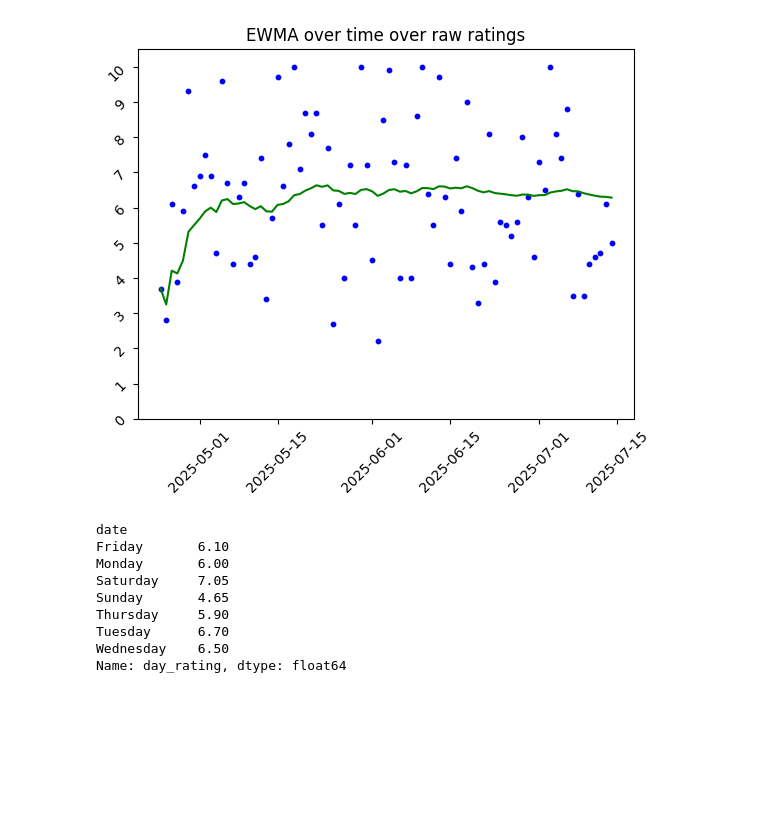
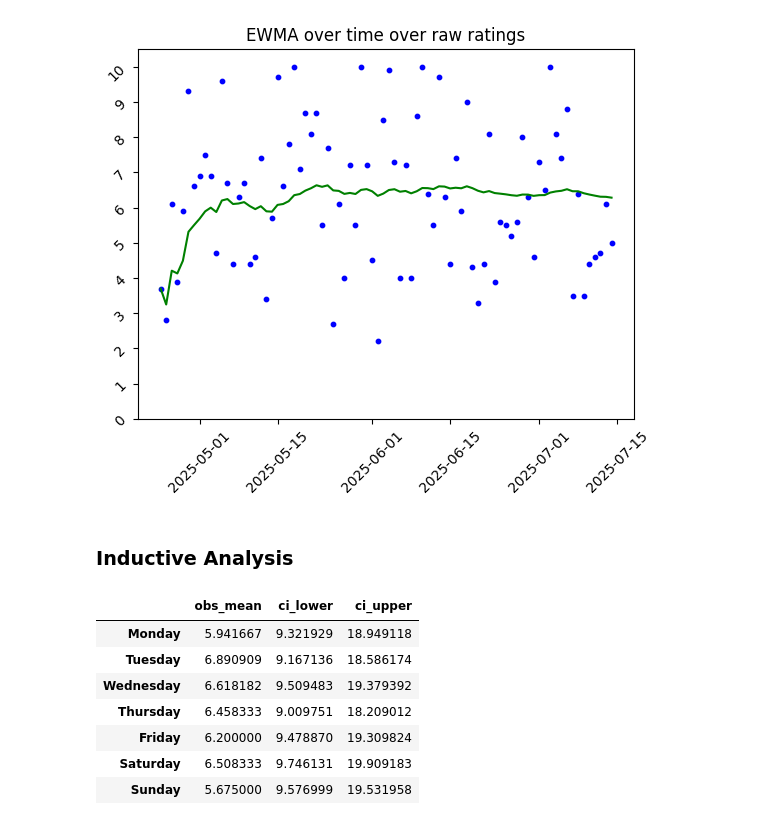
Before and after one commit to Michael-Kornilich/day-rater, a Jupyter notebook: data_analyzer/data_analyzer.ipynb, the cells around one changed output. Saved outputs shown, nothing was run; the diff lists cells and outputs as text; code cells hidden in the pictures; blank space fills up the shorter version.

```diff
--- a/data_analyzer/data_analyzer.ipynb
+++ b/data_analyzer/data_analyzer.ipynb
@@ -196,30 +196,30 @@ ax.tick_params(rotation=45)
 ax.set_title("EWMA over time over raw ratings");
 # %% [output]
 [figure]
-# %%
-mask = db.day_rating.index.strftime("%A")
-db.day_rating.groupby(mask).median()
-# %% [output]
-date
-Friday       6.10
-Monday       6.00
-Saturday     7.05
-Sunday       4.65
-Thursday     5.90
-Tuesday      6.70
-Wednesday    6.50
-Name: day_rating, dtype: float64
-# %%
-for name, data in grouped_by_day:
-    shape, _, scale = gamma.fit(data)
-    ci_lower, ci_upper = gamma.interval(0.95,shape,scale)
-    print(ci_lower, ci_upper)
-    #gamma_estimates.loc["name"] = [shape, scale, ci_lower, ci_upper]
+# %% [markdown]
+### Inductive Analysis
 # %%
-# what is going on?
-from scipy.stats import gamma
 grouped_by_day = db.groupby(db.index.strftime("%A"))["day_rating"]
 gamma_estimates = pd.DataFrame(
-    columns=["shape","scale","ci_lower","ci_upper"],
+    columns=["obs_mean","ci_lower","ci_upper"],
     index=["Monday","Tuesday","Wednesday","Thursday","Friday","Saturday","Sunday"]
 )
+gamma_estimates["obs_mean"] = grouped_by_day.mean()
+# %%
+# something is wrong from the theoretical standpoint
+from scipy.stats import gamma
+shape, _, scale = gamma.fit(db.day_rating)
+
+ci_lower, ci_upper = gamma.interval(confidence=0.95,a=grouped_by_day.mean(),loc=7,scale=1)
+gamma_estimates["ci_lower"] = ci_lower
+gamma_estimates["ci_upper"] = ci_upper
+gamma_estimates
+# %% [output]
+|  | obs_mean | ci_lower | ci_upper |
+| Monday | 5.941667 | 9.321929 | 18.949118 |
+| Tuesday | 6.890909 | 9.167136 | 18.586174 |
+| Wednesday | 6.618182 | 9.509483 | 19.379392 |
+| Thursday | 6.458333 | 9.009751 | 18.209012 |
+| Friday | 6.200000 | 9.478870 | 19.309824 |
+| Saturday | 6.508333 | 9.746131 | 19.909183 |
+| Sunday | 5.675000 | 9.576999 | 19.531958 |
```
Also changed, not shown: parts of 1 cell of this notebook, 3 other files.
